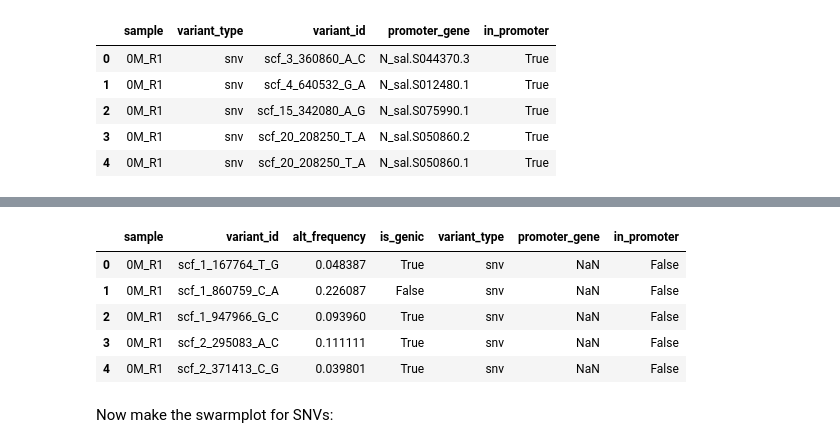
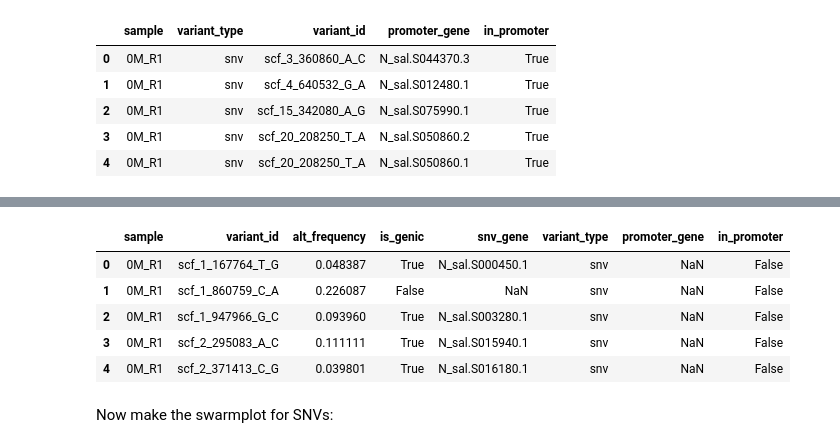
Before and after one commit to serenalotreck/evolved-nanno, a Jupyter notebook: notebooks/variant_exploration.ipynb, the cells around one changed output, grey strips where cells are left out. Drawn from its saved outputs; the diff is of its cells as text; code cells hidden in the pictures.

Commit message:
Get candidate genes from strelka

```diff
--- a/notebooks/variant_exploration.ipynb
+++ b/notebooks/variant_exploration.ipynb
@@ -405,7 +437,7 @@ indel_intersects_0M_R1.groupby(by='gene_name').count().shape[0]
 # %% [output]
 2
 # %%
-indel_intersects_0_1M_R2 = pd.read_csv('../data/nanno_sarek/variant_calling/strelka/0_1M_R2_vs_537_control_R2/0_1M_R2_vs_537_control_R2_FILTERED_indels_overlap_with_annotations.txt', sep='\t', header=None)
+indel_intersects_0_1M_R2 = pd.read_csv('/mnt/research/Walker_Lab_Research/Serena_project_data/evolved-nanno_data/data/nanno_sarek/strelka_output/variant_calling/strelka/0_1M_R2_vs_537_control_R2/0_1M_R2_vs_537_control_R2_FILTERED_indels_overlap_with_annotations.txt', sep='\t', header=None)
 indel_intersects_0_1M_R2.head()
 # %% [output]
 |  | 0 | 1 | 2 | 3 | 4 | 5 | 6 | 7 | 8 | 9 | 10 | ... |
@@ -471,13 +536,23 @@ snv2gene_0_1M_R2 = gene_intersects_0_1M_R2[['snv_id', 'gene_name']].set_index('s
 # %% [markdown]
 Now, let's make a swarmplot of the allele frequencies, coloring those in genic regions a different color:
 # %%
-for_swarm = [(k, snv_id, freq, True if snv_id in gene_intersects_0M_R1['snv_id'].tolist() + gene_intersects_0_1M_R2['snv_id'].tolist() else False)
+all_gene_intersects = pd.concat([gene_intersects_0M_R1, gene_intersects_0_1M_R2])
+def catch_non_genic(df, snv_id):
+    """
+    Ignores isoforms.
+    """
+    try:
+        return df.loc[df['snv_id'] == snv_id, 'gene_name'].values[0]
+    except IndexError:
+        return np.nan
+# The amount of work I just did to make this list comprehension work instead of making a regular loop is comical lol
+for_swarm = [(k, snv_id, freq, True if snv_id in gene_intersects_0M_R1['snv_id'].tolist() + gene_intersects_0_1M_R2['snv_id'].tolist() else False, catch_non_genic(all_gene_intersects, snv_id))
              for k, v in
              {'0M_R1': alt_freqs_0M_R1,
                  '0_1M_R2': alt_freqs_0_1M_R2}.items()
              for snv_id, freq in v.items()]
 
 
-for_swarm_df = pd.DataFrame.from_records(for_swarm, columns=['sample', 'snv_id', 'alt_frequency', 'is_genic'])
+for_swarm_df = pd.DataFrame.from_records(for_swarm, columns=['sample', 'snv_id', 'alt_frequency', 'is_genic', 'snv_gene'])
 for_swarm_df.head()
 # %% [output]
@@ -548,7 +623,7 @@ There are a lot fewer indels than SNVs so it's less clear what pattern may or ma
 ## Looking for mutations within promoters
 We want to know if any of the non-genic mutations are within the region 500bp upstream of the promoter, as many cit-regulatory motifs are found within that region. Conveniently, we have the start sites of all the coding sequences in our annotation `.gtf` file, we just have to read them in.
 # %%
-annotation = pd.read_csv('../data/genome/n_salina.working_models.gtf', names=[ # Taken from http://useast.ensembl.org/info/website/upload/gff.html
+annotation = pd.read_csv('/mnt/research/Walker_Lab_Research/Serena_project_data/evolved-nanno_data/data/genome/n_salina.working_models.gtf', names=[ # Taken from http://useast.ensembl.org/info/website/upload/gff.html
     'seqname',
     'source',
     'feature',
@@ -620,12 +706,12 @@ for i, row in annotation_trans.iterrows():
 # We want to do all kinds of variants for both samples
 all_vcfs_filtered = {
     '0M_R1': {
-        'snv': '../data/nanno_sarek/variant_calling/strelka/0M_R1_vs_537_control_R2/0M_R1_vs_537_control_R2_FILTERED.strelka.somatic_snvs.vcf.gz',
-        'indel': '../data/nanno_sarek/variant_calling/strelka/0M_R1_vs_537_control_R2/0M_R1_vs_537_control_R2_FILTERED.strelka.somatic_indels.vcf.gz'
+        'snv': '/mnt/research/Walker_Lab_Research/Serena_project_data/evolved-nanno_data/data/nanno_sarek/strelka_output/variant_calling/strelka/0M_R1_vs_537_control_R2/0M_R1_vs_537_control_R2_FILTERED.strelka.somatic_snvs.vcf.gz',
+        'indel': '/mnt/research/Walker_Lab_Research/Serena_project_data/evolved-nanno_data/data/nanno_sarek/strelka_output/variant_calling/strelka/0M_R1_vs_537_control_R2/0M_R1_vs_537_control_R2_FILTERED.strelka.somatic_indels.vcf.gz'
     },
     '0_1M_R2': {
-        'snv': '../data/nanno_sarek/variant_calling/strelka/0_1M_R2_vs_537_control_R2/0_1M_R2_vs_537_control_R2_FILTERED.strelka.somatic_snvs.vcf.gz',
-        'indel': '../data/nanno_sarek/variant_calling/strelka/0_1M_R2_vs_537_control_R2/0_1M_R2_vs_537_control_R2_FILTERED.strelka.somatic_indels.vcf.gz'
+        'snv': '/mnt/research/Walker_Lab_Research/Serena_project_data/evolved-nanno_data/data/nanno_sarek/strelka_output/variant_calling/strelka/0_1M_R2_vs_537_control_R2/0_1M_R2_vs_537_control_R2_FILTERED.strelka.somatic_snvs.vcf.gz',
+        'indel': '/mnt/research/Walker_Lab_Research/Serena_project_data/evolved-nanno_data/data/nanno_sarek/strelka_output/variant_calling/strelka/0_1M_R2_vs_537_control_R2/0_1M_R2_vs_537_control_R2_FILTERED.strelka.somatic_indels.vcf.gz'
     }
 
 }
@@ -678,15 +764,15 @@ all_variants_for_swarm.head()
 # %%
 # Now merge with the promoter information -- fill NaN in the in_promoter column with false
-all_variants_for_swarm_in_promoter = all_variants_for_swarm.merge(in_promoter_for_swarm_df.drop_duplicates(subset=[c for c in in_promoter_for_swarm_df.columns if c != 'promoter_gene']), how='left', on=['sample', 'variant_id', 'variant_type'])
+all_variants_for_swarm_in_promoter = all_variants_for_swarm.merge(in_promoter_for_swarm_df.drop_duplicates(subset=[c for c in in_promoter_for_swarm_df.columns if c not in ['snv_gene', 'promoter_gene']]), how='left', on=['sample', 'variant_id', 'variant_type'])
 all_variants_for_swarm_in_promoter['in_promoter'] = all_variants_for_swarm_in_promoter['in_promoter'].fillna(False)
 all_variants_for_swarm_in_promoter.head()
 # %% [output]
-|  | sample | variant_id | alt_frequency | is_genic | variant_type | promoter_gene | in_promoter |
-| 0 | 0M_R1 | scf_1_167764_T_G | 0.048387 | True | snv | NaN | False |
-| 1 | 0M_R1 | scf_1_860759_C_A | 0.226087 | False | snv | NaN | False |
-| 2 | 0M_R1 | scf_1_947966_G_C | 0.093960 | True | snv | NaN | False |
-| 3 | 0M_R1 | scf_2_295083_A_C | 0.111111 | True | snv | NaN | False |
-| 4 | 0M_R1 | scf_2_371413_C_G | 0.039801 | True | snv | NaN | False |
+|  | sample | variant_id | alt_frequency | is_genic | snv_gene | variant_type | promoter_gene | in_promoter |
+| 0 | 0M_R1 | scf_1_167764_T_G | 0.048387 | True | N_sal.S000450.1 | snv | NaN | False |
+| 1 | 0M_R1 | scf_1_860759_C_A | 0.226087 | False | NaN | snv | NaN | False |
+| 2 | 0M_R1 | scf_1_947966_G_C | 0.093960 | True | N_sal.S003280.1 | snv | NaN | False |
+| 3 | 0M_R1 | scf_2_295083_A_C | 0.111111 | True | N_sal.S015940.1 | snv | NaN | False |
+| 4 | 0M_R1 | scf_2_371413_C_G | 0.039801 | True | N_sal.S016180.1 | snv | NaN | False |
 # %% [markdown]
 Now make the swarmplot for SNVs:
 # %%
```
Also changed, not shown: parts of 31 cells of this notebook, 1 other file.
